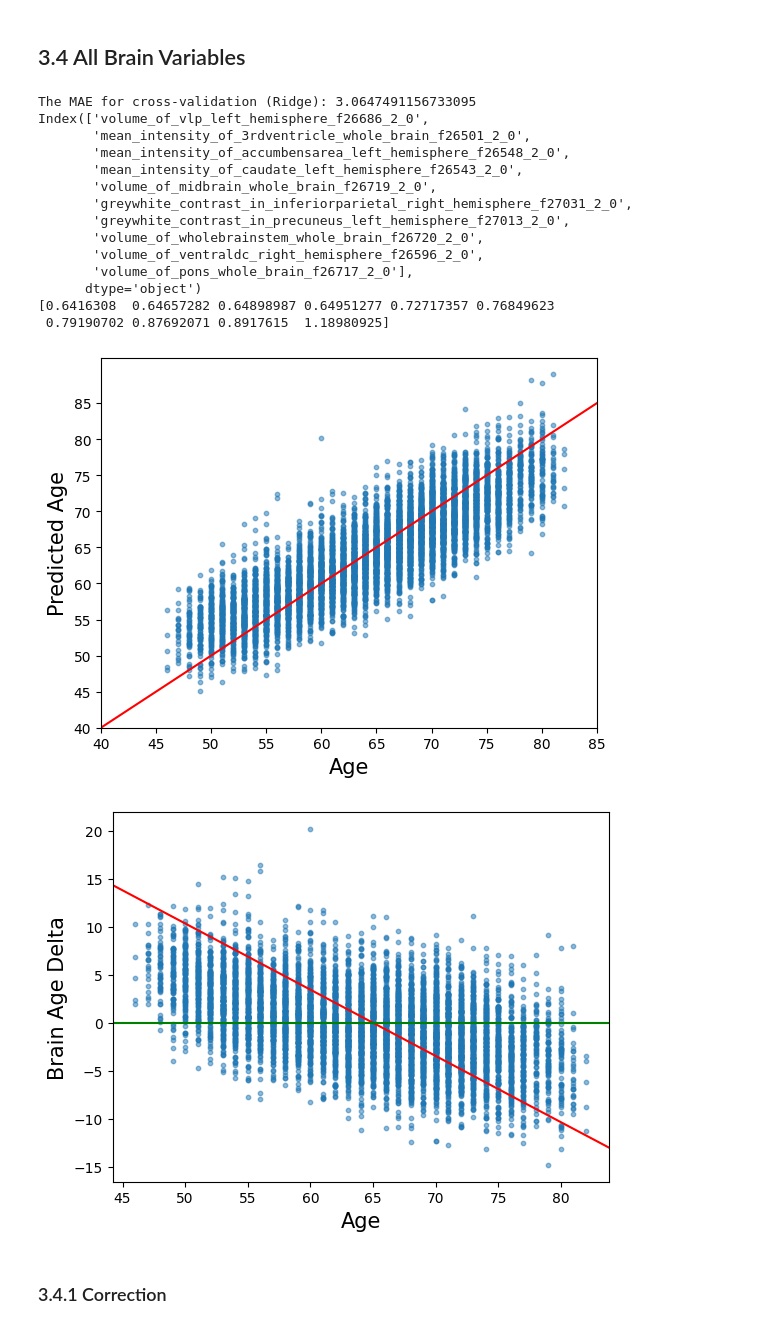
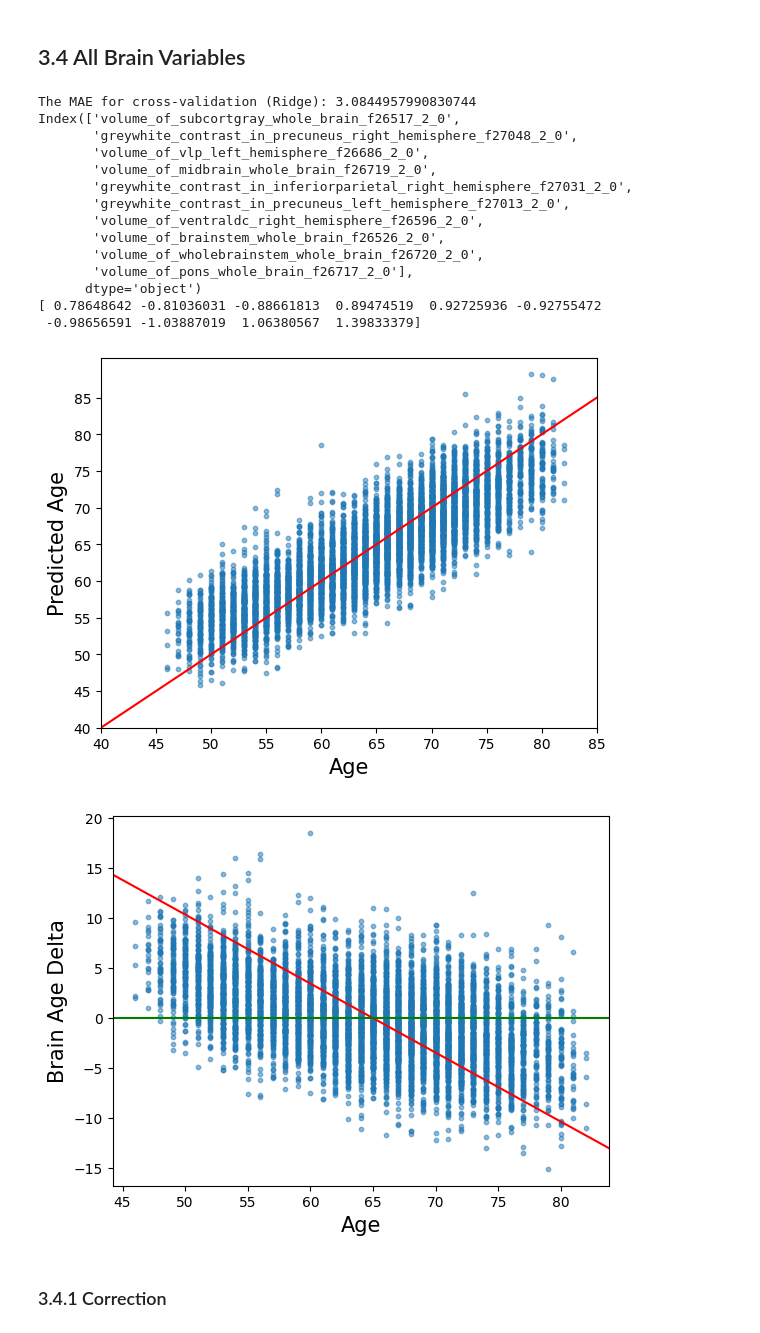
Before and after one commit to ivychad/Hanna, a Jupyter notebook: 3 BrainAge.ipynb, the cells around one changed output. Saved outputs shown, nothing was run; the diff lists cells and outputs as text; code cells hidden in the pictures.

```diff
--- a/3 BrainAge.ipynb
+++ b/3 BrainAge.ipynb
@@ -435,9 +459,10 @@ model_Ridge.fit(X_train_std,Y_train)
 #model_SVR.fit(X_train_std,Y_train)
 
 
-coeff = np.asarray(abs(model_Ridge.coef_))
-top_10_coefficients = np.argsort(coeff)[-10:]
-print(X_train_std.iloc[:,top_10_coefficients].columns[:])
+coeff = np.asarray(model_Ridge.coef_)
+coeffabs = np.asarray(abs(model_Ridge.coef_))
+top_10_coefficients = np.argsort(coeffabs)[-10:]
+print(X_train_std.iloc[:,top_10_coefficients].columns)
 print(coeff[top_10_coefficients])
 
 # get predicted values for test set
@@ -455,45 +480,46 @@ brain_age_delta_Ridge = y_pred_Ridge-Y_test
 # print("The MAE for testing set using Ridge:", mean_absolute_error(Y_test,y_pred_Ridge))
 # print("The MAE for testing set using SVR:", mean_absolute_error(Y_test,y_pred_SVR))
 
+# Spearman rank order correlations
 # print("The Spearman r for Ridge vs Lasso:", stats.spearmanr(brain_age_delta_Ridge, brain_age_delta_Lasso))
 # print("The Spearman r for Ridge vs SVR:", stats.spearmanr(brain_age_delta_Ridge, brain_age_delta_SVR))
 # print("The Spearman r for SVR vs Lasso:", stats.spearmanr(brain_age_delta_SVR, brain_age_delta_Lasso))
 
 
 
 plt.figure()
 plt.scatter(Y_test, y_pred_Ridge, alpha=0.5, s=10)
 plt.axline((60,60), slope=1, color='r')
 plt.xticks(range(40,90,5))
 plt.yticks(range(40,90,5))
 plt.ylabel('Predicted Age', fontsize = 15)
 plt.xlabel('Age', fontsize = 15)
 plt.show()
 
 plt.figure()
 plt.scatter(Y_test,brain_age_delta_Ridge, alpha=0.5, s=10)
 plt.axline((65,0), slope=-0.69, color="r")
 plt.axline((60,0),slope=0, color = "g")
 plt.ylabel("Brain Age Delta", fontsize = 15)
 plt.xlabel("Age", fontsize = 15)
 plt.show()
 # %% [output]
-The MAE for cross-validation (Ridge): 3.0647491156733095
-Index(['volume_of_vlp_left_hemisphere_f26686_2_0',
-       'mean_intensity_of_3rdventricle_whole_brain_f26501_2_0',
-       'mean_intensity_of_accumbensarea_left_hemisphere_f26548_2_0',
-       'mean_intensity_of_caudate_left_hemisphere_f26543_2_0',
+The MAE for cross-validation (Ridge): 3.0844957990830744
+Index(['volume_of_subcortgray_whole_brain_f26517_2_0',
+       'greywhite_contrast_in_precuneus_right_hemisphere_f27048_2_0',
+       'volume_of_vlp_left_hemisphere_f26686_2_0',
        'volume_of_midbrain_whole_brain_f26719_2_0',
        'greywhite_contrast_in_inferiorparietal_right_hemisphere_f27031_2_0',
        'greywhite_contrast_in_precuneus_left_hemisphere_f27013_2_0',
+       'volume_of_ventraldc_right_hemisphere_f26596_2_0',
+       'volume_of_brainstem_whole_brain_f26526_2_0',
        'volume_of_wholebrainstem_whole_brain_f26720_2_0',
-       'volume_of_ventraldc_right_hemisphere_f26596_2_0',
        'volume_of_pons_whole_brain_f26717_2_0'],
       dtype='object')
-[0.6416308  0.64657282 0.64898987 0.64951277 0.72717357 0.76849623
- 0.79190702 0.87692071 0.8917615  1.18980925]
+[ 0.78648642 -0.81036031 -0.88661813  0.89474519  0.92725936 -0.92755472
+ -0.98656591 -1.03887019  1.06380567  1.39833379]
-[figure, old version]
+[figure, new version]
-[figure, old version]
+[figure, new version]
 # %% [markdown]
 ### 3.4.1 Correction
 # %%
```
Also changed, not shown: parts of 15 cells of this notebook, 4 other files.
